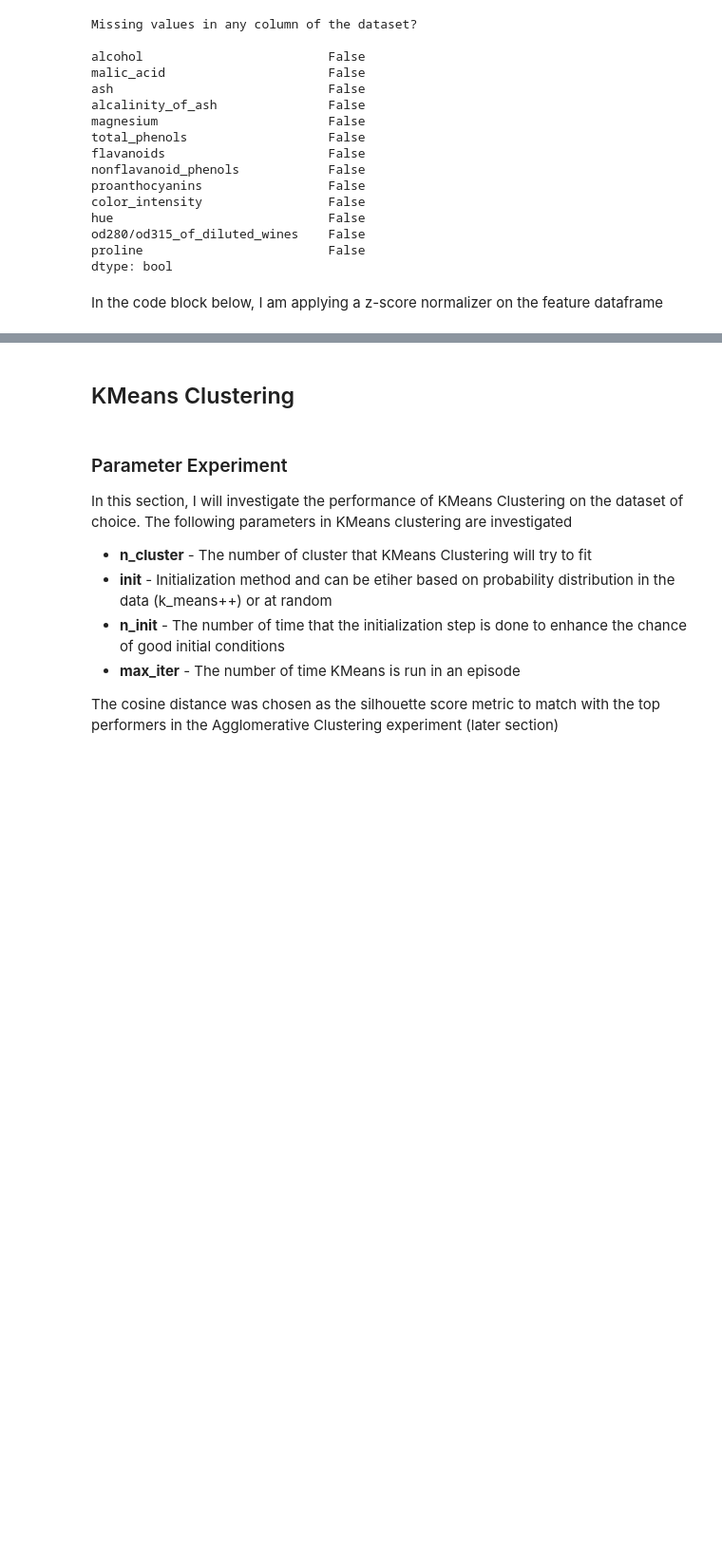
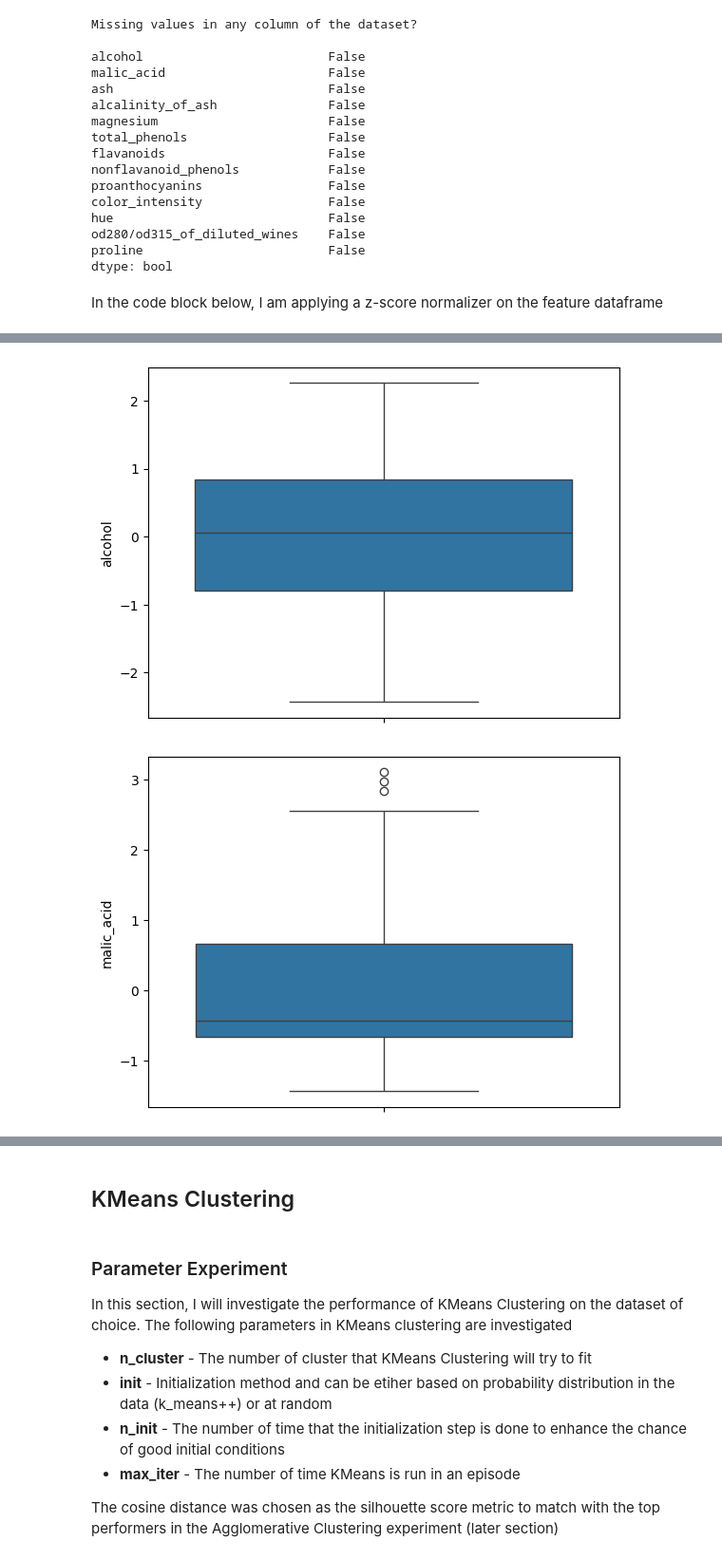
Before and after one commit to MinhNguyen2000/TME_6015, a Jupyter notebook: Assignment_3/TME6015_Assignment3.ipynb, the cells around one changed output, grey strips where cells are left out. Shown at 95% size. Drawn from its saved outputs; the diff is of its cells as text; code cells hidden in the pictures; blank space fills up the shorter version.

```diff
--- a/Assignment_3/TME6015_Assignment3.ipynb
+++ b/Assignment_3/TME6015_Assignment3.ipynb
@@ -86,0 +84,12 @@ feature_df_normalized
+# %%
+import matplotlib.pyplot as plt
+import seaborn as sns
+
+fig, axes = plt.subplots(3,5 fig_size=(9,15))
+
+for feature in feature_names:
+    sns.boxplot(data=feature_df_normalized[feature])
+    plt.show()
+# %% [output]
+[figure, added]
+[figure, added]
```
Also changed, not shown: parts of 4 cells of this notebook, 2 other files.
